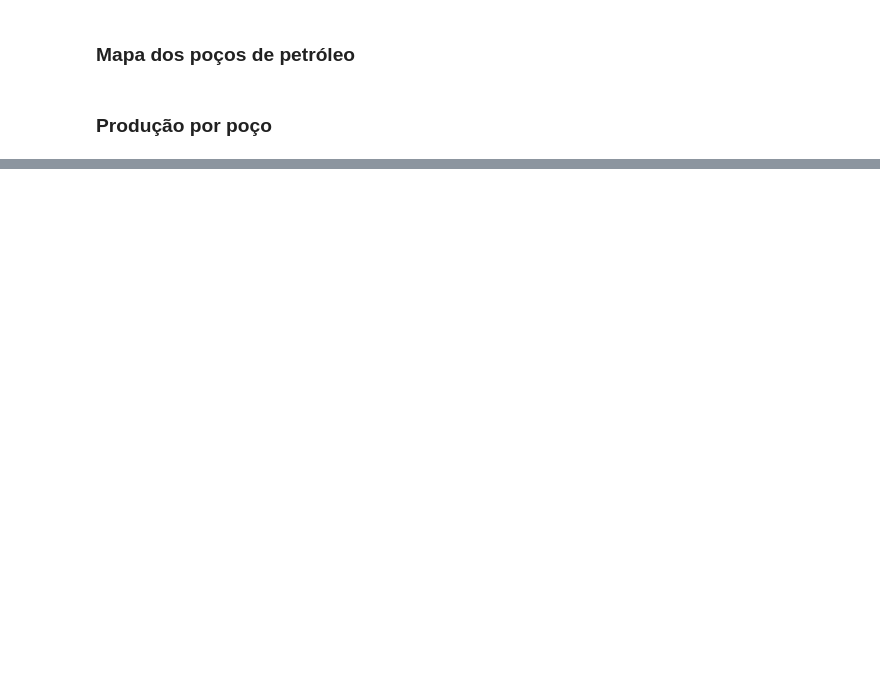
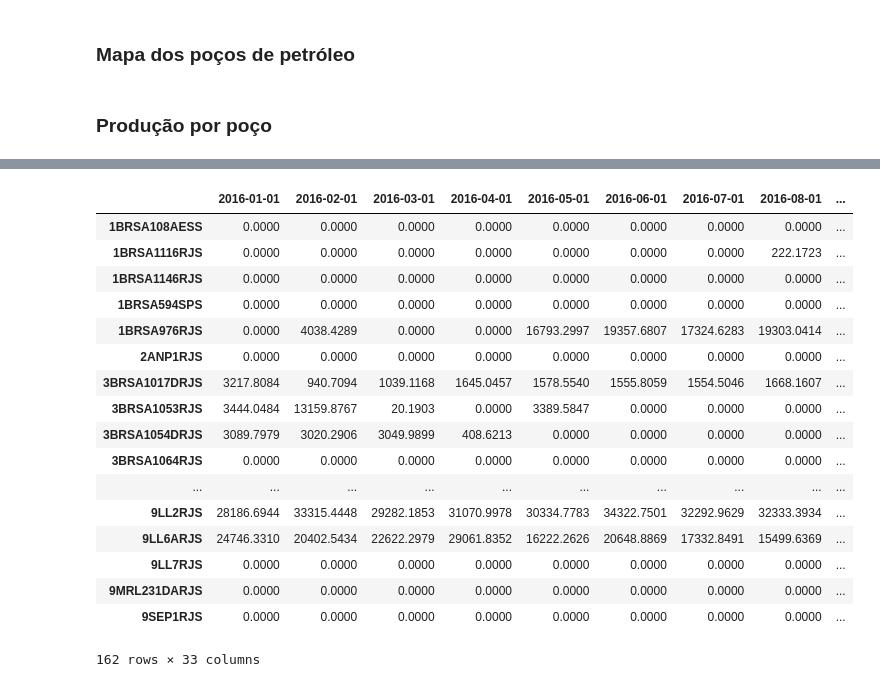
Before and after one commit to vitorhenriquec/oil_production_brazil, a Jupyter notebook: Oil_Wells.ipynb, the cells around one changed output, grey strips where cells are left out. Drawn from its saved outputs; the diff is of its cells as text; code cells hidden in the pictures; blank space fills up the shorter version.

```diff
--- a/Oil_Wells.ipynb
+++ b/Oil_Wells.ipynb
@@ -29,5 +15,5 @@ import pandas as pd
 # %%
-data = pd.read_excel('table_of_wells_april_2018.xlsx', sheet_name='Plan1')
+data = pd.read_excel('data/table_of_wells_april_2018.xlsx', sheet_name='Plan1')
 # %%
 data = data.drop({'CADASTRO', 'OPERADOR', 'POCO_OPERADOR', 'BLOCO', 'SIG_CAMPO', 'CAMPO', 'TERRA_MAR',
                 'POCO_POS_ANP', 'LATITUDE_BASE_4C',
@@ -255,0 +256,6 @@ oil_production_12 = pd.read_excel("production_well/2017_12_producao_presal.xlsx"
+# %%
+files = []
+for (dirpath, dirnames, filenames) in walk('data/production_well'):
+    for filename in filenames:
+        if filename.endswith('.xls') or filename.endswith('.xlsx'):
+            files.append('%s/%s' % (dirpath, filename))
@@ -255,0 +356,23 @@ oil_production_12 = pd.read_excel("production_well/2017_12_producao_presal.xlsx"
+# %%
+df_oil_well_salt = df_oil_well_salt.fillna(0)
+# %%
+df_oil_well_salt
+# %% [output]
+|  | 2016-01-01 | 2016-02-01 | 2016-03-01 | 2016-04-01 | 2016-05-01 | 2016-06-01 | 2016-07-01 | 2016-08-01 | ... |
+| 1BRSA108AESS | 0.0000 | 0.0000 | 0.0000 | 0.0000 | 0.0000 | 0.0000 | 0.0000 | 0.0000 | ... |
+| 1BRSA1116RJS | 0.0000 | 0.0000 | 0.0000 | 0.0000 | 0.0000 | 0.0000 | 0.0000 | 222.1723 | ... |
+| 1BRSA1146RJS | 0.0000 | 0.0000 | 0.0000 | 0.0000 | 0.0000 | 0.0000 | 0.0000 | 0.0000 | ... |
+| 1BRSA594SPS | 0.0000 | 0.0000 | 0.0000 | 0.0000 | 0.0000 | 0.0000 | 0.0000 | 0.0000 | ... |
+| 1BRSA976RJS | 0.0000 | 4038.4289 | 0.0000 | 0.0000 | 16793.2997 | 19357.6807 | 17324.6283 | 19303.0414 | ... |
+| 2ANP1RJS | 0.0000 | 0.0000 | 0.0000 | 0.0000 | 0.0000 | 0.0000 | 0.0000 | 0.0000 | ... |
+| 3BRSA1017DRJS | 3217.8084 | 940.7094 | 1039.1168 | 1645.0457 | 1578.5540 | 1555.8059 | 1554.5046 | 1668.1607 | ... |
+| 3BRSA1053RJS | 3444.0484 | 13159.8767 | 20.1903 | 0.0000 | 3389.5847 | 0.0000 | 0.0000 | 0.0000 | ... |
+| 3BRSA1054DRJS | 3089.7979 | 3020.2906 | 3049.9899 | 408.6213 | 0.0000 | 0.0000 | 0.0000 | 0.0000 | ... |
+| 3BRSA1064RJS | 0.0000 | 0.0000 | 0.0000 | 0.0000 | 0.0000 | 0.0000 | 0.0000 | 0.0000 | ... |
+| ... | ... | ... | ... | ... | ... | ... | ... | ... | ... |
+| 9LL2RJS | 28186.6944 | 33315.4448 | 29282.1853 | 31070.9978 | 30334.7783 | 34322.7501 | 32292.9629 | 32333.3934 | ... |
+| 9LL6ARJS | 24746.3310 | 20402.5434 | 22622.2979 | 29061.8352 | 16222.2626 | 20648.8869 | 17332.8491 | 15499.6369 | ... |
+| 9LL7RJS | 0.0000 | 0.0000 | 0.0000 | 0.0000 | 0.0000 | 0.0000 | 0.0000 | 0.0000 | ... |
+| 9MRL231DARJS | 0.0000 | 0.0000 | 0.0000 | 0.0000 | 0.0000 | 0.0000 | 0.0000 | 0.0000 | ... |
+| 9SEP1RJS | 0.0000 | 0.0000 | 0.0000 | 0.0000 | 0.0000 | 0.0000 | 0.0000 | 0.0000 | ... |
+162 rows × 33 columns
```
Also changed, not shown: parts of 39 cells of this notebook, 34 other files.
